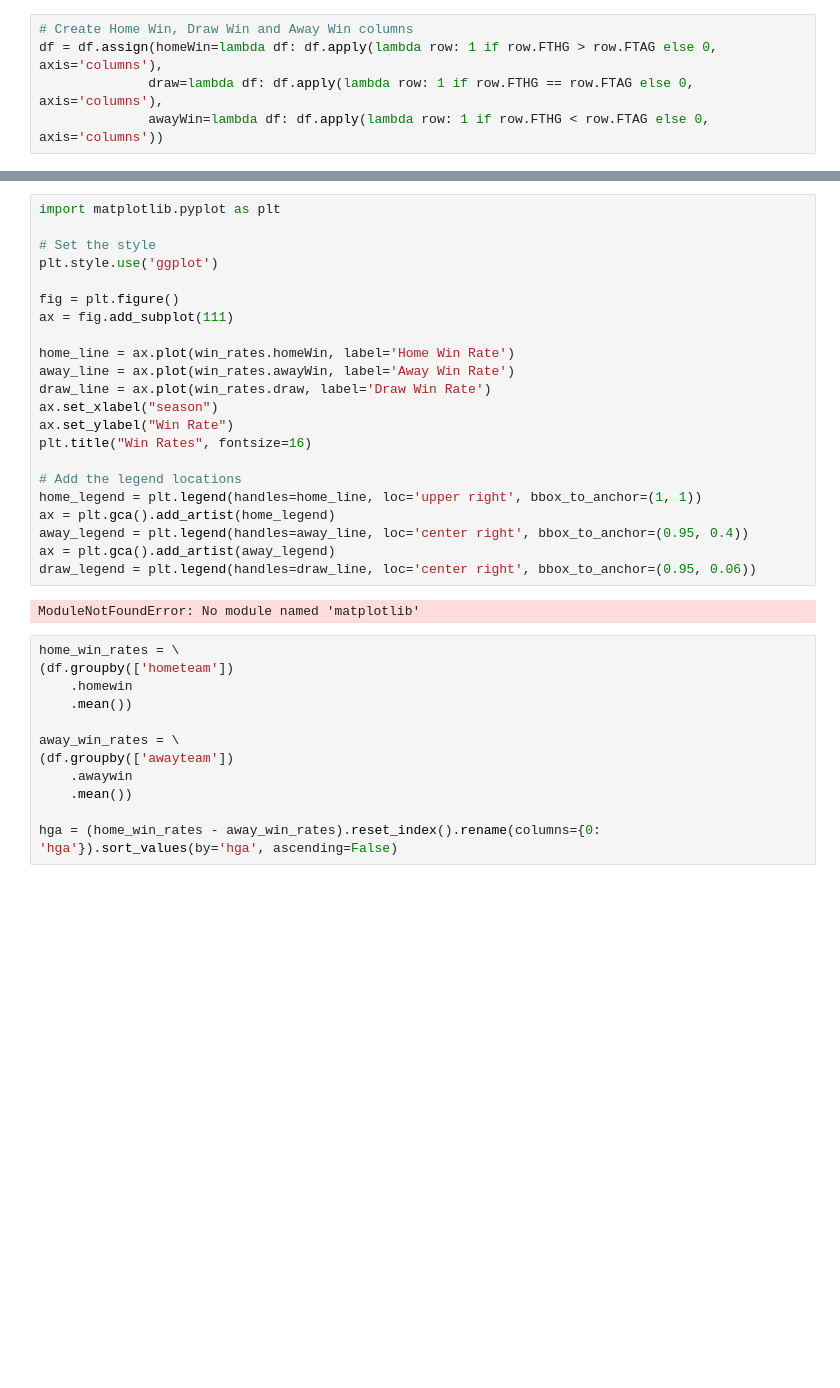
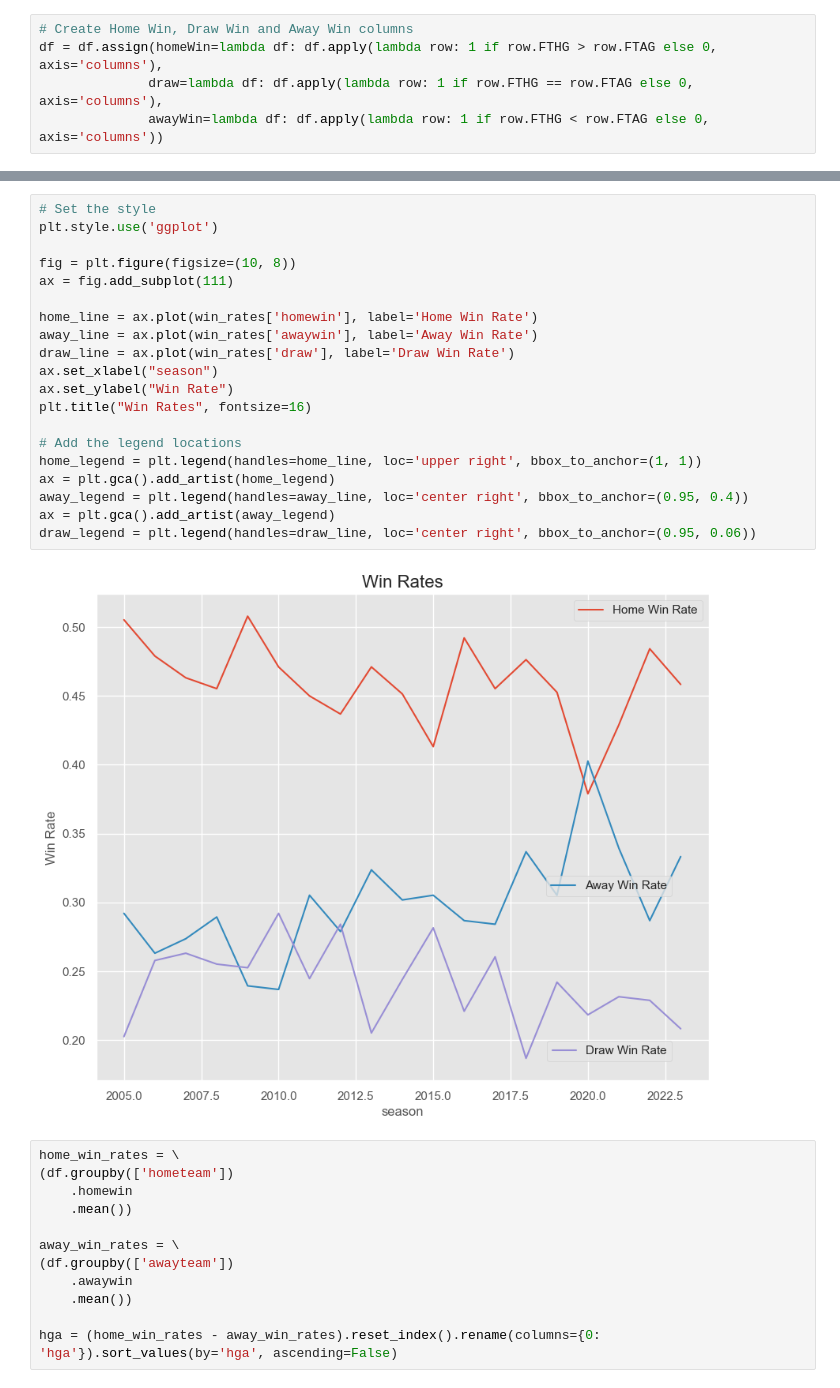
Before and after one commit to RuiFSP/Premier-League-Football, a Jupyter notebook: predict_football.ipynb, the cells around one changed output, grey strips where cells are left out. Saved outputs shown, nothing was run; the diff lists cells and outputs as text; blank space fills up the shorter version.

```diff
--- a/predict_football.ipynb
+++ b/predict_football.ipynb
@@ -62,27 +86,25 @@ win_rates
 # %%
-import matplotlib.pyplot as plt
-
 # Set the style
 plt.style.use('ggplot')
 
-fig = plt.figure()
+fig = plt.figure(figsize=(10, 8))
 ax = fig.add_subplot(111)
 
-home_line = ax.plot(win_rates.homeWin, label='Home Win Rate')
-away_line = ax.plot(win_rates.awayWin, label='Away Win Rate')
-draw_line = ax.plot(win_rates.draw, label='Draw Win Rate')
+home_line = ax.plot(win_rates['homewin'], label='Home Win Rate')
+away_line = ax.plot(win_rates['awaywin'], label='Away Win Rate')
+draw_line = ax.plot(win_rates['draw'], label='Draw Win Rate')
 ax.set_xlabel("season")
 ax.set_ylabel("Win Rate")
 plt.title("Win Rates", fontsize=16)
 
 # Add the legend locations
 home_legend = plt.legend(handles=home_line, loc='upper right', bbox_to_anchor=(1, 1))
 ax = plt.gca().add_artist(home_legend)
 away_legend = plt.legend(handles=away_line, loc='center right', bbox_to_anchor=(0.95, 0.4))
 ax = plt.gca().add_artist(away_legend)
 draw_legend = plt.legend(handles=draw_line, loc='center right', bbox_to_anchor=(0.95, 0.06))
 # %% [output]
-ModuleNotFoundError: No module named 'matplotlib'
+[figure, added]
 # %%
 home_win_rates = \
 (df.groupby(['hometeam'])
```
Also changed, not shown: parts of 85 cells of this notebook, 10 other files.
